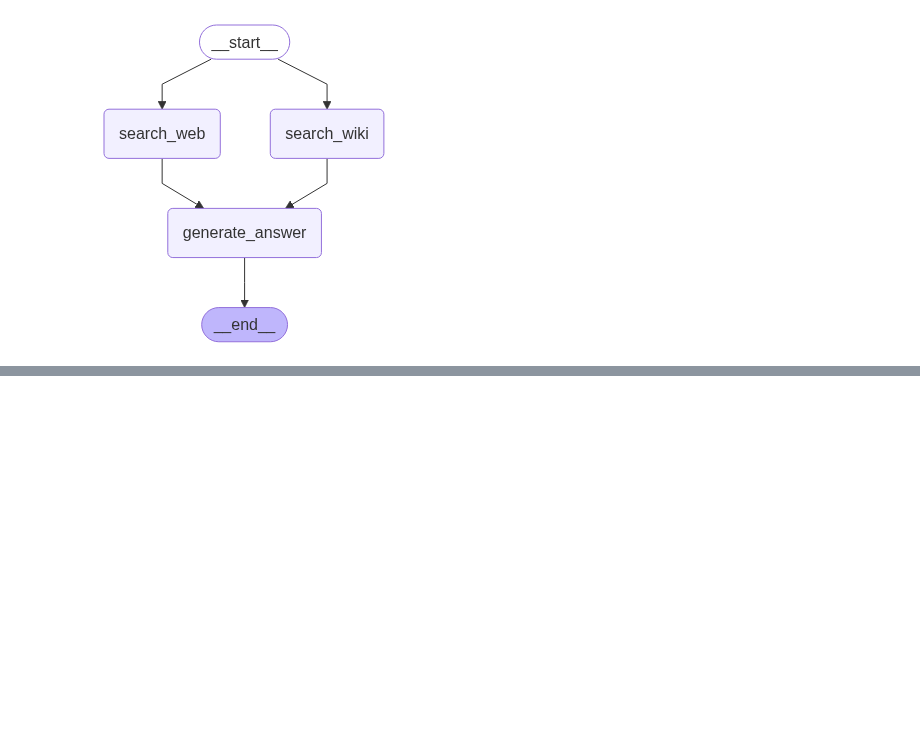
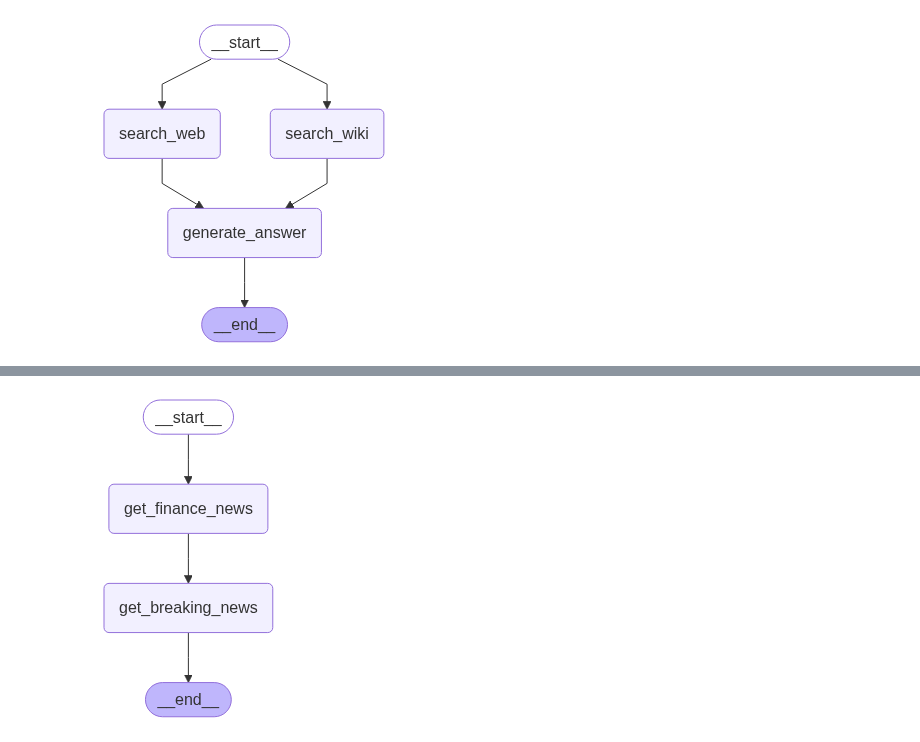
Before and after one commit to balaji-senthil/langgraph, a Jupyter notebook: cookbook/research-agent/controllability-concepts.ipynb, the cells around one changed output, grey strips where cells are left out. Saved outputs shown, nothing was run; the diff lists cells and outputs as text; code cells hidden in the pictures; blank space fills up the shorter version.

```diff
--- a/cookbook/research-agent/controllability-concepts.ipynb
+++ b/cookbook/research-agent/controllability-concepts.ipynb
@@ -314,0 +380,54 @@ As of July 2025, OpenAI has released and updated several models:
+# %%
+# Graph2: Finance News
+
+# state
+class FinanceNewsState(TypedDict):
+    news: list[News]
+    source: str
+
+# nodes
+def get_latest_finance_news_node(state: FinanceNewsState) -> FinanceNewsState:
+    state['news'] = [
+        {
+        'field': 'stock',
+        'reports': ['📉🐻...', '🐂📈...'],
+        'is_breaking': True
+        },
+        {
+        'field': 'trades',
+        'reports': ['💰💶...', '💵💲...'],
+        'is_breaking': False
+        }
+    ]
+    state['source'] = 'WSJ'
+    return state
+
+
+def get_breaking_news_node(state: FinanceNewsState) -> FinanceNewsState:
+    breaking_news: list[News] = []
+    print('--Get Breaking News--')
+    print(f'All Finance News: {state["news"]}')
+    for _ in state['news']:
+        if _['is_breaking']:
+            breaking_news.append(_)
+    print(f" Finance Breaking news: {breaking_news}")
+    state['news'] = breaking_news
+    return state
+
+
+# graph
+f_builder = StateGraph(FinanceNewsState)
+
+
+f_builder.add_node("get_finance_news", get_latest_finance_news_node)
+f_builder.add_node("get_breaking_news", get_breaking_news_node)
+
+
+f_builder.add_edge(START, "get_finance_news")
+f_builder.add_edge("get_finance_news", "get_breaking_news")
+f_builder.add_edge("get_breaking_news", END)
+graph = f_builder.compile()
+
+display(Image(graph.get_graph().draw_mermaid_png()))
+# %% [output]
+[figure, added]
```
Also changed, not shown: parts of 15 cells of this notebook.
